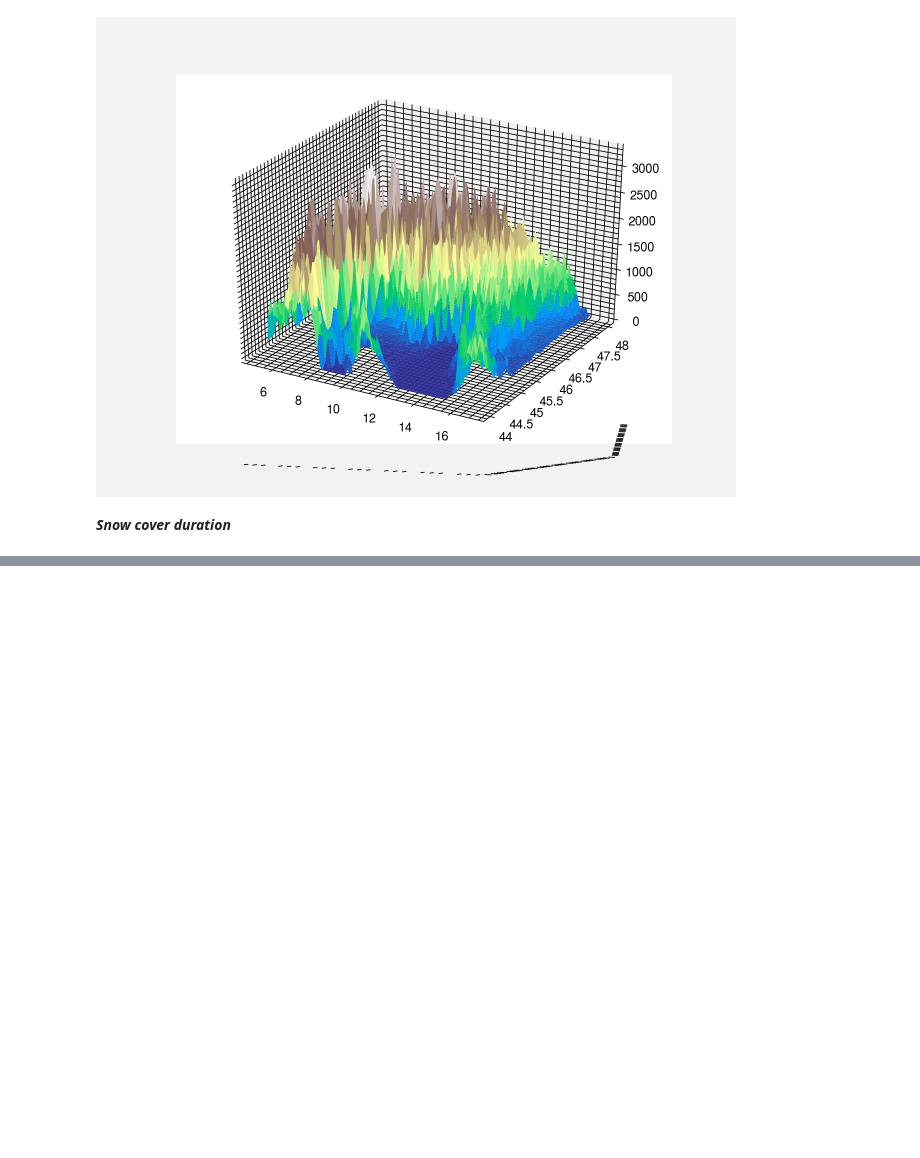
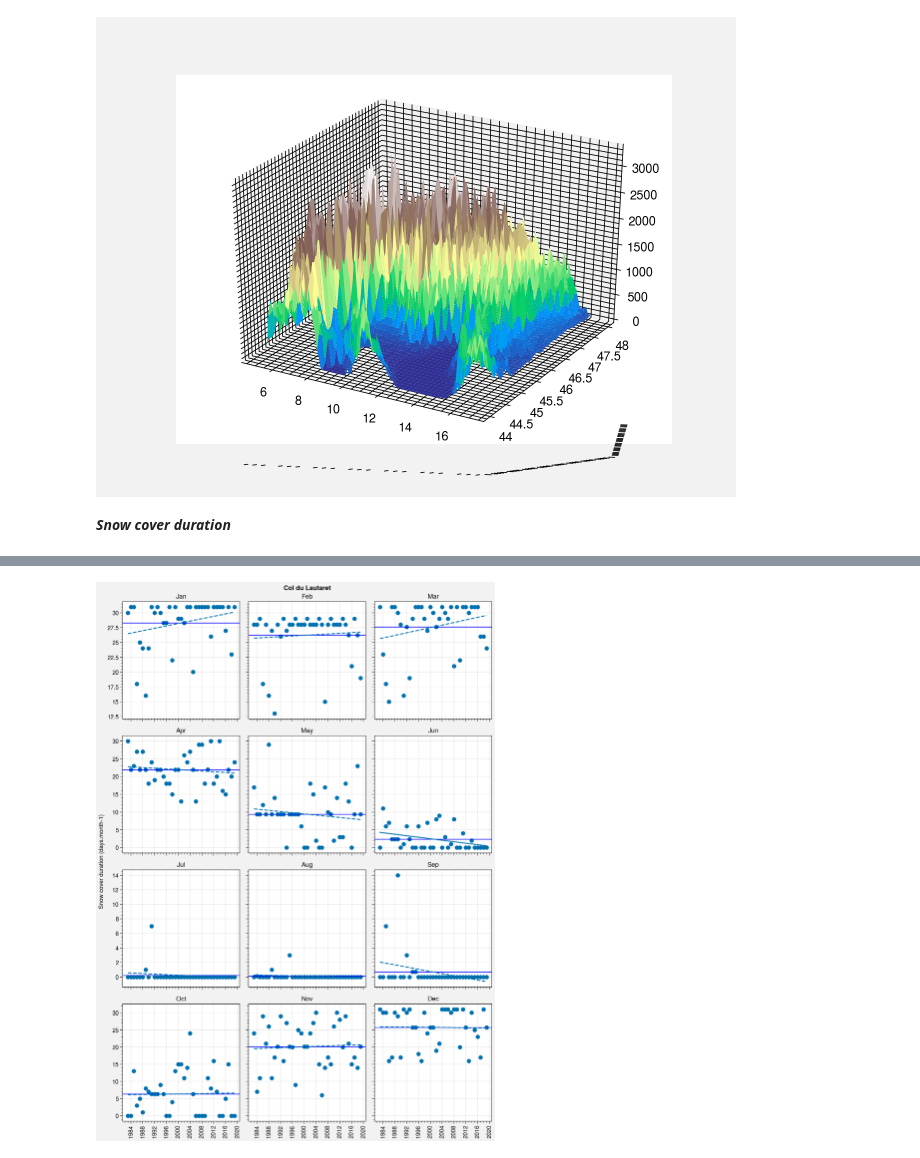
Before and after one commit to mmenegoz/Snow_cover_analysis, a Jupyter notebook: Snow_mountain_trends.ipynb, the cells around one changed output, grey strips where cells are left out. Drawn from its saved outputs; the diff is of its cells as text; code cells hidden in the pictures; blank space fills up the shorter version.

Commit message:
Updating script to compute nbdays local trends

```diff
--- a/Snow_mountain_trends.ipynb
+++ b/Snow_mountain_trends.ipynb
@@ -433,0 +349,41 @@ axs.format(
+# %%
+# check one local trend
+lon_loc=6.4; lat_loc=45.0
+location_name='Col du Lautaret'
+nbdays_loc=ds_nbdays.nbdays.sel(lon=lon_loc, lat=lat_loc, method="nearest")
+# %%
+# Monthly arrays and computing mean
+monthly_nbdays_loc=np.empty(shape=(int(nbdays_loc.shape[0]/months_per_year),months_per_year), dtype=float)
+for imonth in range(0,months_per_year,1):
+    monthly_nbdays_loc[:,imonth]=nbdays_loc.sel(time=ds_nbdays.time.dt.month.isin([imonth+1]))
+monthly_mean_nbdays_loc=np.nanmean(monthly_nbdays_loc,axis=0)
+# %%
+# Computing trends
+slope_nbdays_loc=np.full(months_per_year,np.nan)
+pvalue_nbdays_loc=np.full(months_per_year,np.nan)
+intercept_nbdays_loc=np.full(months_per_year,np.nan)
+monthly_nbdays_loc_nonan=monthly_nbdays_loc
+for imonth in range(months_per_year):
+    monthly_nbdays_loc_nonan[:,imonth][np.isnan(monthly_nbdays_loc_nonan[:,imonth])]=monthly_mean_nbdays_loc[imonth]
+    linregress_nbdays_loc = stats.linregress(range(monthly_nbdays_loc.shape[0]), monthly_nbdays_loc_nonan[0:,imonth])
+    slope_nbdays_loc[imonth] = linregress_nbdays_loc.slope
+    intercept_nbdays_loc[imonth] = linregress_nbdays_loc.intercept
+    pvalue_nbdays_loc[imonth] = linregress_nbdays_loc.pvalue
+# %%
+# Plot local timeseries and trends for all the months
+fig, axs = plot.subplots(nrows=4, ncols=3)
+months = ['Jan', 'Feb', 'Mar', 'Apr', 'May', 'Jun', 'Jul', 'Aug', 'Sep', 'Oct', 'Nov', 'Dec']
+year_time = pd.date_range(start=str(first_year),end=str(last_year+1),freq='Y')
+index=np.arange(0,year_time.shape[0])
+for i, ax in enumerate(axs):
+    m = ax.axhline(monthly_mean_nbdays_loc[i], color='blue', linewidth=1)  # monthly mean
+    m = ax.scatter(year_time,monthly_nbdays_loc[:,i])
+    if pvalue_nbdays_loc[i]<0.05:
+        signif='solid'
+    else:
+        signif='dashed'
+    m = ax.plot(year_time,intercept_nbdays_loc[i]+slope_nbdays_loc[i]*index,linestyle=signif)
+    ax.format(title=months[i])
+axs.format(suptitle=location_name, ylabel='Snow cover duration (days.month-1)')
+# %% [output]
+[figure, added]
```
Also changed, not shown: parts of 17 cells of this notebook.
